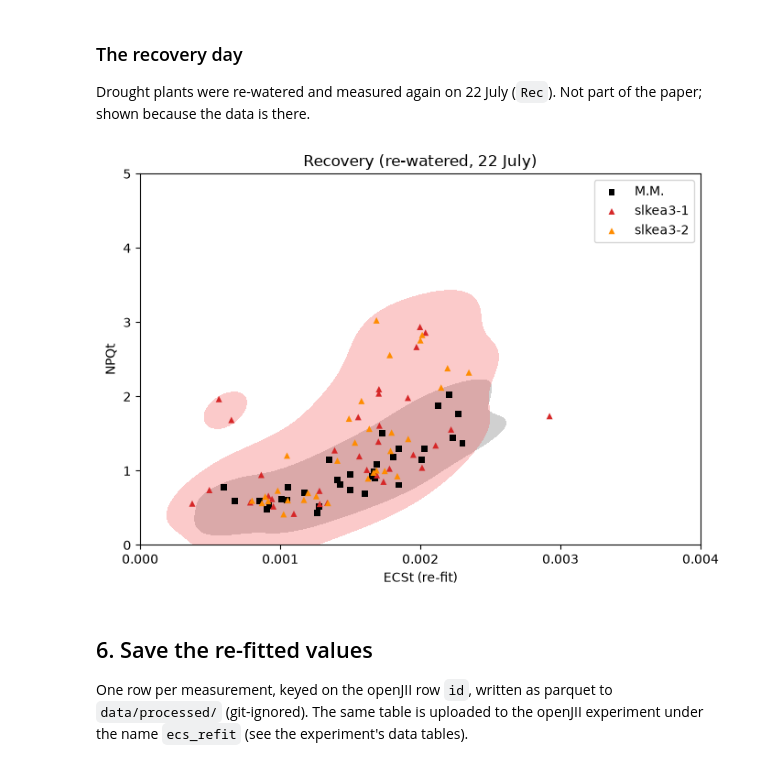
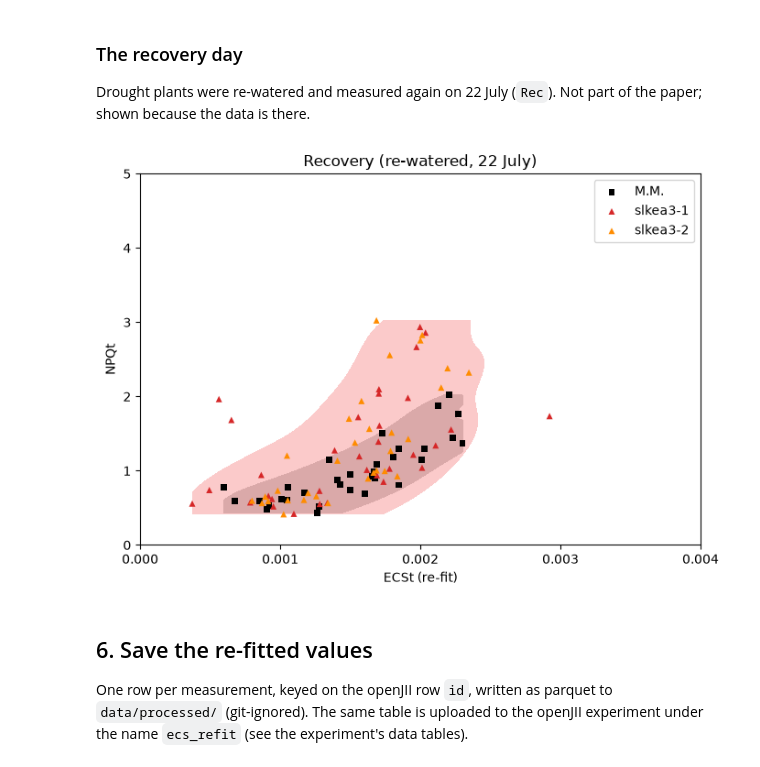
Before and after one commit to Jan-IngenHousz-Institute/kea3-tomato-ecs-refit, a Jupyter notebook: notebooks/kea3_tomato_ecs_refit.ipynb, the cells around one changed output. Cells and saved outputs as stored; diff of their text form; code cells hidden in the pictures.

```diff
--- a/notebooks/kea3_tomato_ecs_refit.ipynb
+++ b/notebooks/kea3_tomato_ecs_refit.ipynb
@@ -108,7 +109,7 @@ else:
     print("saved", RAW_PARQUET.name, raw.shape)
 
 raw["timestamp"] = pd.to_datetime(raw["timestamp"])
-for c in ["NPQt", "ECSt mAU", "gH+", "ECS_tau", "Light Intensity (PAR)", "Phi2", "rep"]:
+for c in ["NPQt", "ECSt mAU", "gH+", "ECS_tau", "Light Intensity (PAR)", "Phi2", "SPAD", "rep"]:
     raw[c] = pd.to_numeric(raw[c], errors="coerce")
 print(len(raw), "measurements;", raw["timestamp"].dt.date.nunique(), "days;",
       raw["which_plant"].nunique(), "lines;", sorted(raw["condition"].unique()))
@@ -301,12 +317,23 @@ fig.savefig(OUTPUTS / "fig4_control_drought.png", dpi=150)
 Drought plants were re-watered and measured again on 22 July (`Rec`). Not part of the paper; shown because the data is there.
 # %%
 fig, ax = plt.subplots(figsize=(7, 5))
-plot_fig4("Rec", "Recovery (re-watered, 22 July)", ax)
+recovery = fig4_subset("Rec")
+w = recovery[recovery["which_plant"] == "W"]
+p = recovery[recovery["which_plant"].isin(["p1", "p2"])]
+sns.kdeplot(x=w["ECSt_calc"], y=w["NPQt"], levels=[0.1, 1], color="grey", alpha=0.4, fill=True, cut=0, clip=((0, 0.004), (0, 5)), ax=ax)
+sns.kdeplot(x=p["ECSt_calc"], y=p["NPQt"], levels=[0.1, 1], color="tab:red", alpha=0.3, fill=True, cut=0, clip=((0, 0.004), (0, 5)), ax=ax)
+ax.scatter(w["ECSt_calc"], w["NPQt"], color="black", marker="s", s=25, label="M.M.", edgecolors="none")
+p1 = recovery[recovery["which_plant"] == "p1"]
+p2 = recovery[recovery["which_plant"] == "p2"]
+ax.scatter(p1["ECSt_calc"], p1["NPQt"], color="tab:red", marker="^", s=25, label="slkea3-1", edgecolors="none")
+ax.scatter(p2["ECSt_calc"], p2["NPQt"], color="darkorange", marker="^", s=25, label="slkea3-2", edgecolors="none")
+ax.set(xlim=(0, 0.004), ylim=(0, 5), xlabel="ECSt (re-fit)", ylabel="NPQt", title="Recovery (re-watered, 22 July)")
+ax.set_xticks(np.arange(0, 0.0041, 0.001))
 ax.legend()
 plt.tight_layout()
 fig.savefig(OUTPUTS / "fig4_recovery.png", dpi=150)
 # %% [output]
-[figure, old version]
+[figure, new version]
 # %% [markdown]
 ## 6. Save the re-fitted values
 
```
Also changed, not shown: parts of 5 cells of this notebook, 13 other files.
